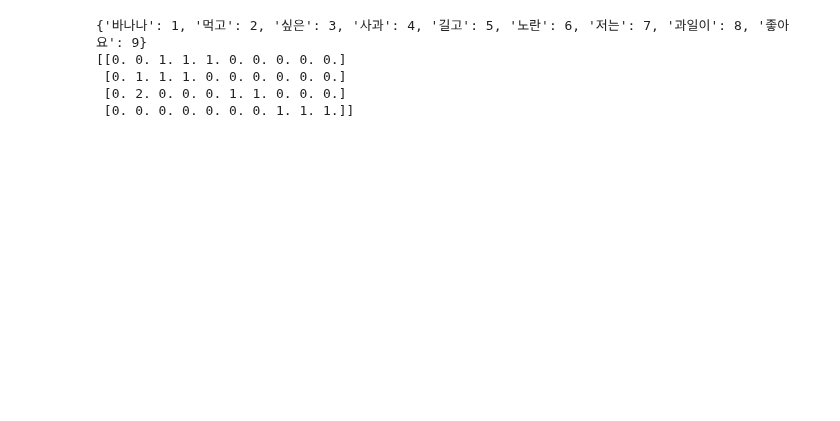
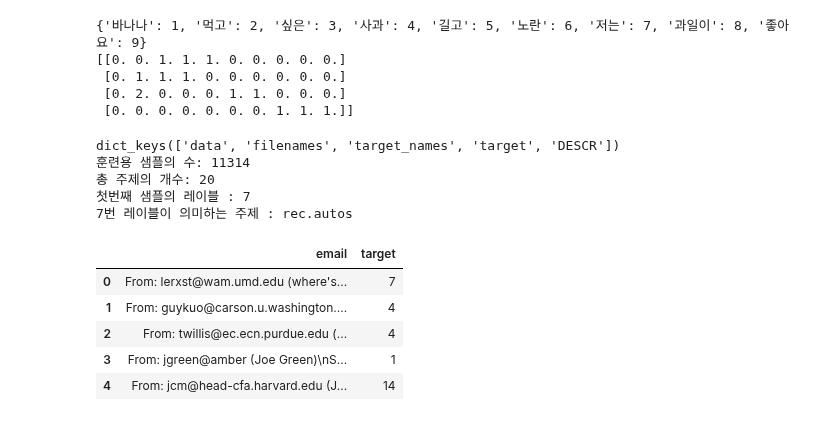
Before and after one commit to web-d-jun/python-ml, a Jupyter notebook: src/text_learn4.ipynb, the cells around one changed output. Drawn from its saved outputs; the diff is of its cells as text; code cells hidden in the pictures; blank space fills up the shorter version.

```diff
--- a/src/text_learn4.ipynb
+++ b/src/text_learn4.ipynb
@@ -210,3 +211,32 @@ print(tokenizer.texts_to_matrix(texts, mode='count'))
  [0. 1. 1. 1. 0. 0. 0. 0. 0. 0.]
  [0. 2. 0. 0. 0. 1. 1. 0. 0. 0.]
  [0. 0. 0. 0. 0. 0. 0. 1. 1. 1.]]
+# %%
+import pandas as pd
+from sklearn.datasets import fetch_20newsgroups
+import matplotlib.pyplot as plt
+from tensorflow.keras.preprocessing.text import Tokenizer
+from tensorflow.keras.utils import to_categorical
+
+newsdata = fetch_20newsgroups(subset = 'train')
+print(newsdata.keys())
+print('훈련용 샘플의 수: {}'.format(len(newsdata.data)))
+print('총 주제의 개수: {}'.format(len(newsdata.target_names)))
+print('첫번째 샘플의 레이블 : {}'.format(newsdata.target[0]))
+print('7번 레이블이 의미하는 주제 : {}'.format(newsdata.target_names[7]))
+
+data = pd.DataFrame(newsdata.data, columns=['email'])
+data['target'] = pd.Series(newsdata.target)
+data[:5]
+# %% [output]
+dict_keys(['data', 'filenames', 'target_names', 'target', 'DESCR'])
+훈련용 샘플의 수: 11314
+총 주제의 개수: 20
+첫번째 샘플의 레이블 : 7
+7번 레이블이 의미하는 주제 : rec.autos
+|  | email | target |
+| 0 | From: lerxst@wam.umd.edu (where's... | 7 |
+| 1 | From: guykuo@carson.u.washington.... | 4 |
+| 2 | From: twillis@ec.ecn.purdue.edu (... | 4 |
+| 3 | From: jgreen@amber (Joe Green)\nS... | 1 |
+| 4 | From: jcm@head-cfa.harvard.edu (J... | 14 |
```
Also changed, not shown: parts of 7 cells of this notebook.
